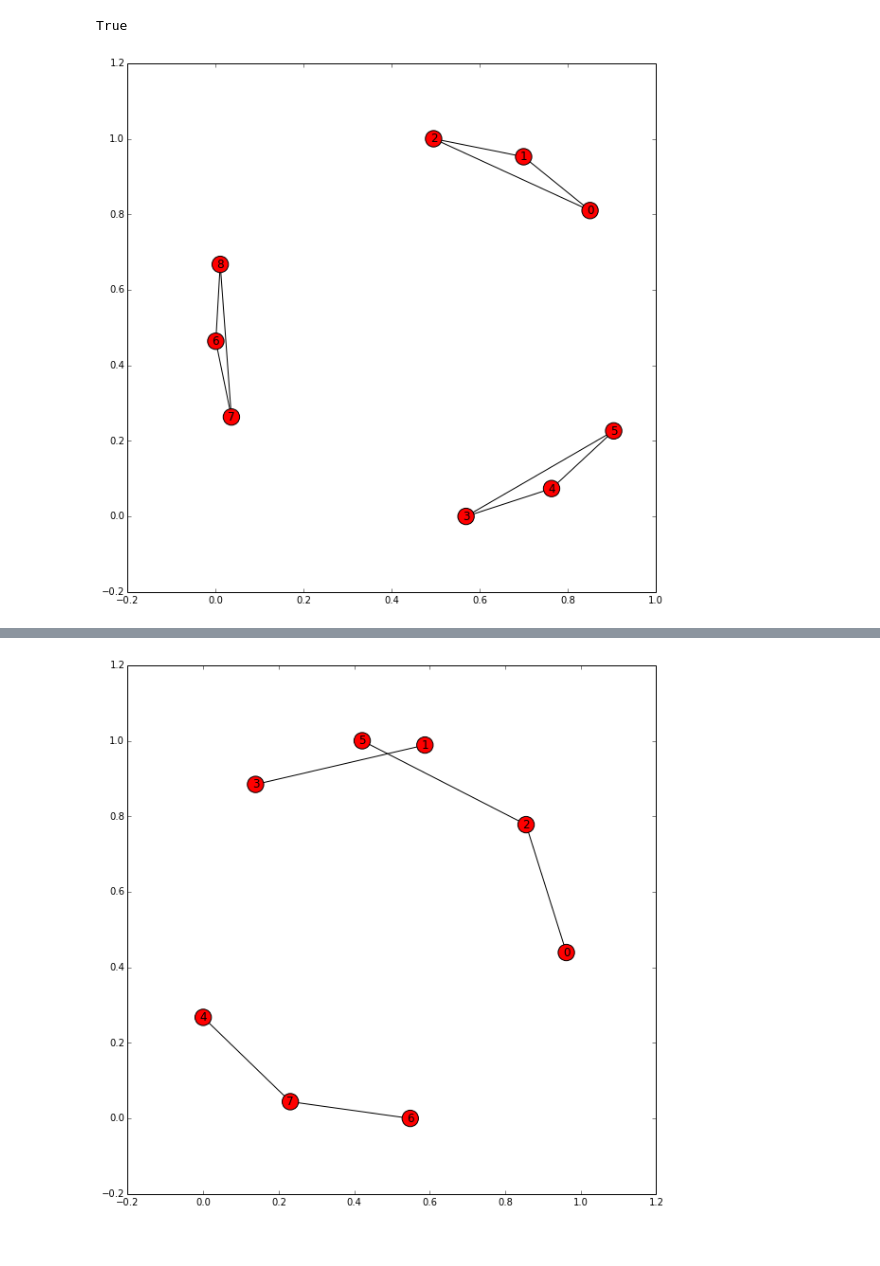
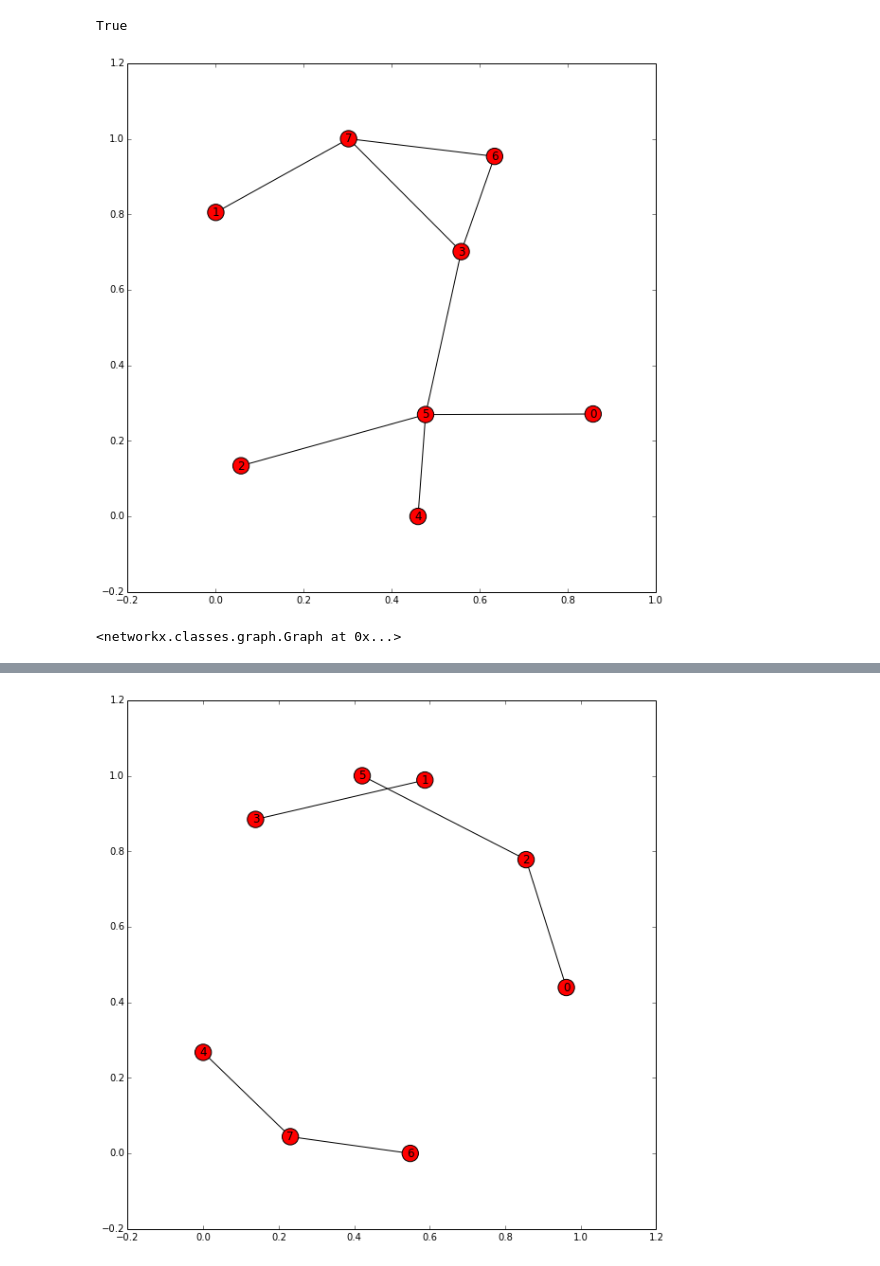
Before and after one commit to sisl/autoATC, a Jupyter notebook: MCMC/MCMC_toy.ipynb, the cells around one changed output, grey strips where cells are left out. Cells and saved outputs as stored; diff of their text form; code cells hidden in the pictures.

```diff
--- a/MCMC/MCMC_toy.ipynb
+++ b/MCMC/MCMC_toy.ipynb
@@ -502,6 +533,9 @@ def f(seq):
 # %%
-#G = nx.connected_watts_strogatz_graph(8, 2, .4)
-G = nx.caveman_graph(3, 3)
+G = nx.connected_watts_strogatz_graph(8, 2, 0.9)
 nx.draw_networkx(G)
 # %% [output]
-[figure, old version]
+[figure, new version]
+# %%
+nx.Graph(A)
+# %% [output]
+<networkx.classes.graph.Graph at 0x...>
```
Also changed, not shown: parts of 49 cells of this notebook, 2 other files.
